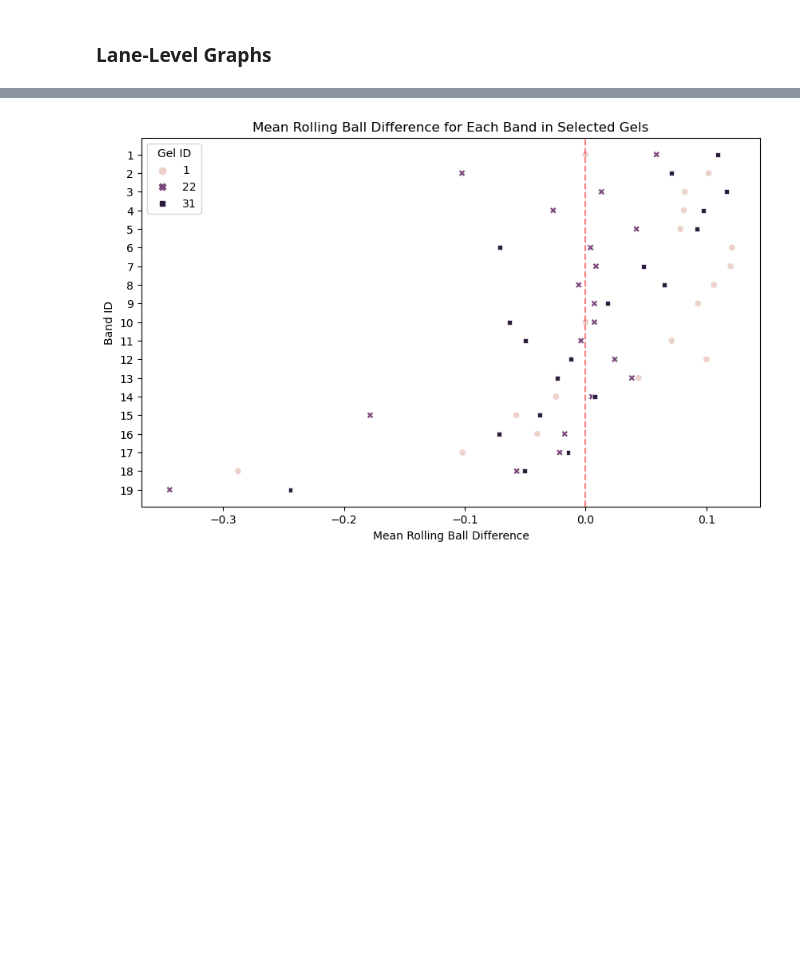
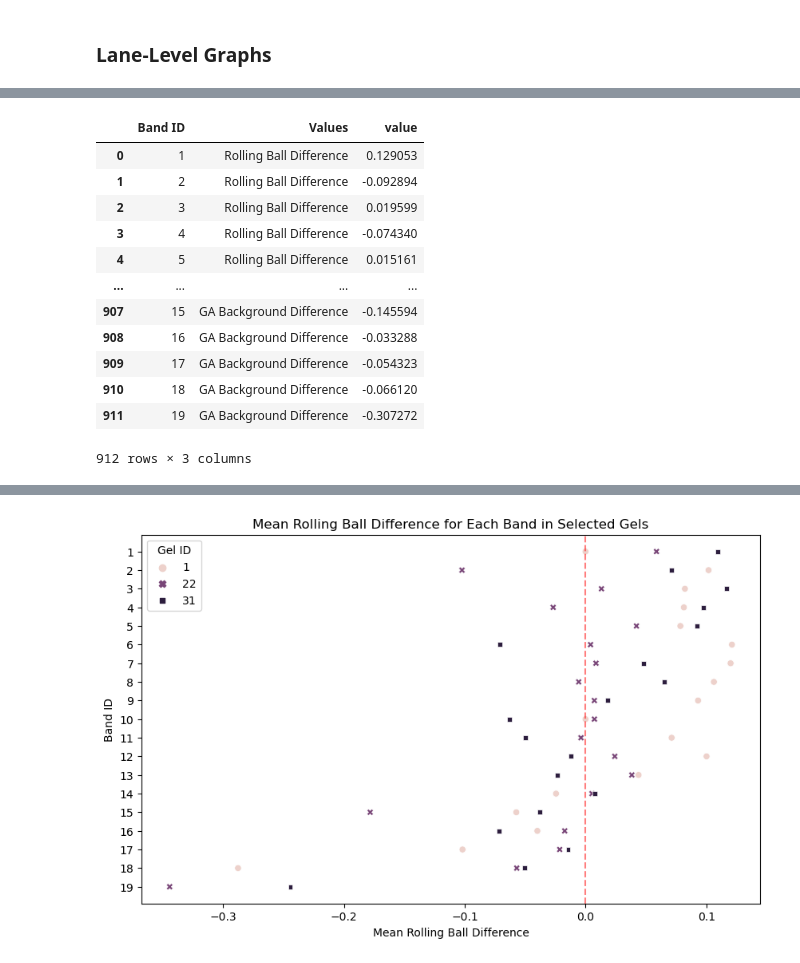
Before and after one commit to mattaq31/GelGenie, a Jupyter notebook: python-gelgenie/statistical_analysis/iterative_testing_notebooks/Analysis on Merged DF.ipynb, the cells around one changed output, grey strips where cells are left out. Saved outputs shown, nothing was run; the diff lists cells and outputs as text; code cells hidden in the pictures; blank space fills up the shorter version.

```diff
--- a/python-gelgenie/statistical_analysis/Analysis on Merged DF.ipynb
+++ b/python-gelgenie/statistical_analysis/iterative_testing_notebooks/Analysis on Merged DF.ipynb
@@ -222,0 +293,16 @@ pass
+# %%
+df_melted
+# %% [output]
+|  | Band ID | Values | value |
+| 0 | 1 | Rolling Ball Difference | 0.129053 |
+| 1 | 2 | Rolling Ball Difference | -0.092894 |
+| 2 | 3 | Rolling Ball Difference | 0.019599 |
+| 3 | 4 | Rolling Ball Difference | -0.074340 |
+| 4 | 5 | Rolling Ball Difference | 0.015161 |
+| ... | ... | ... | ... |
+| 907 | 15 | GA Background Difference | -0.145594 |
+| 908 | 16 | GA Background Difference | -0.033288 |
+| 909 | 17 | GA Background Difference | -0.054323 |
+| 910 | 18 | GA Background Difference | -0.066120 |
+| 911 | 19 | GA Background Difference | -0.307272 |
+912 rows × 3 columns
```
Also changed, not shown: parts of 6 cells of this notebook, 2 other files.
